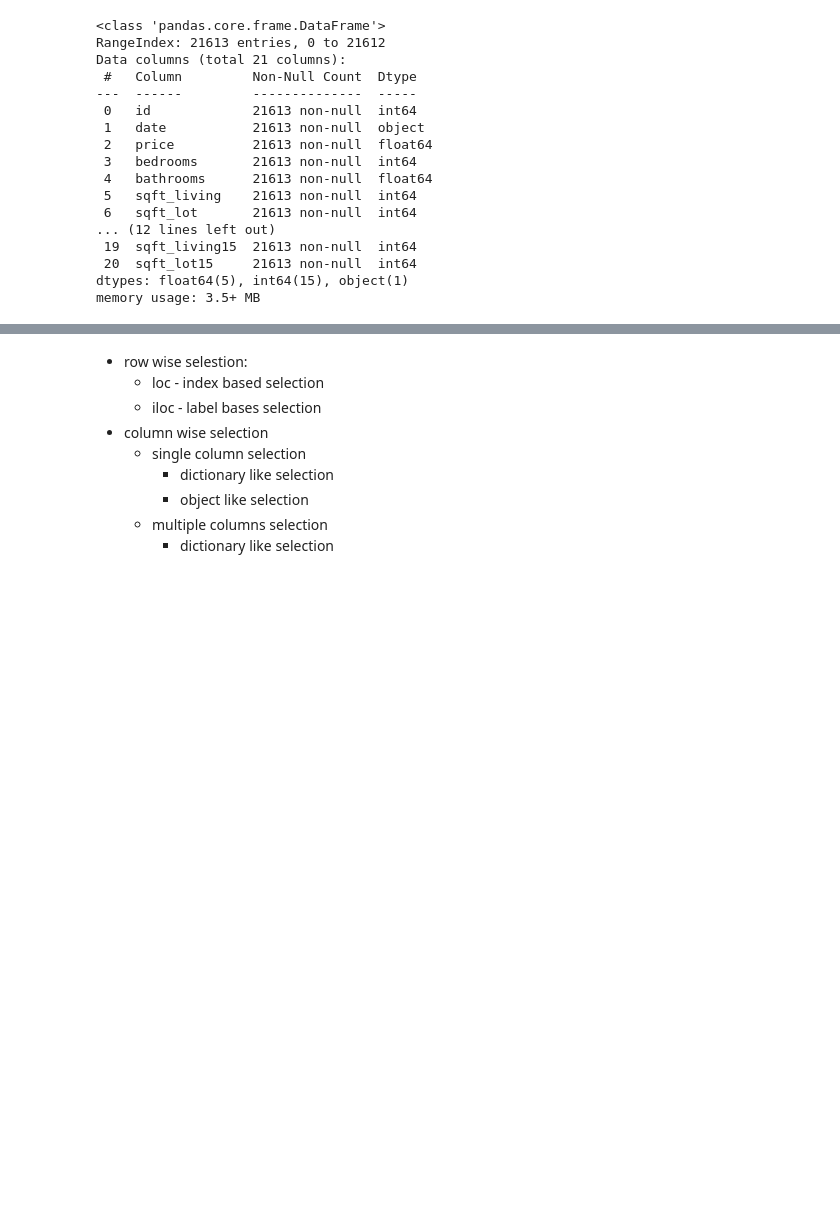
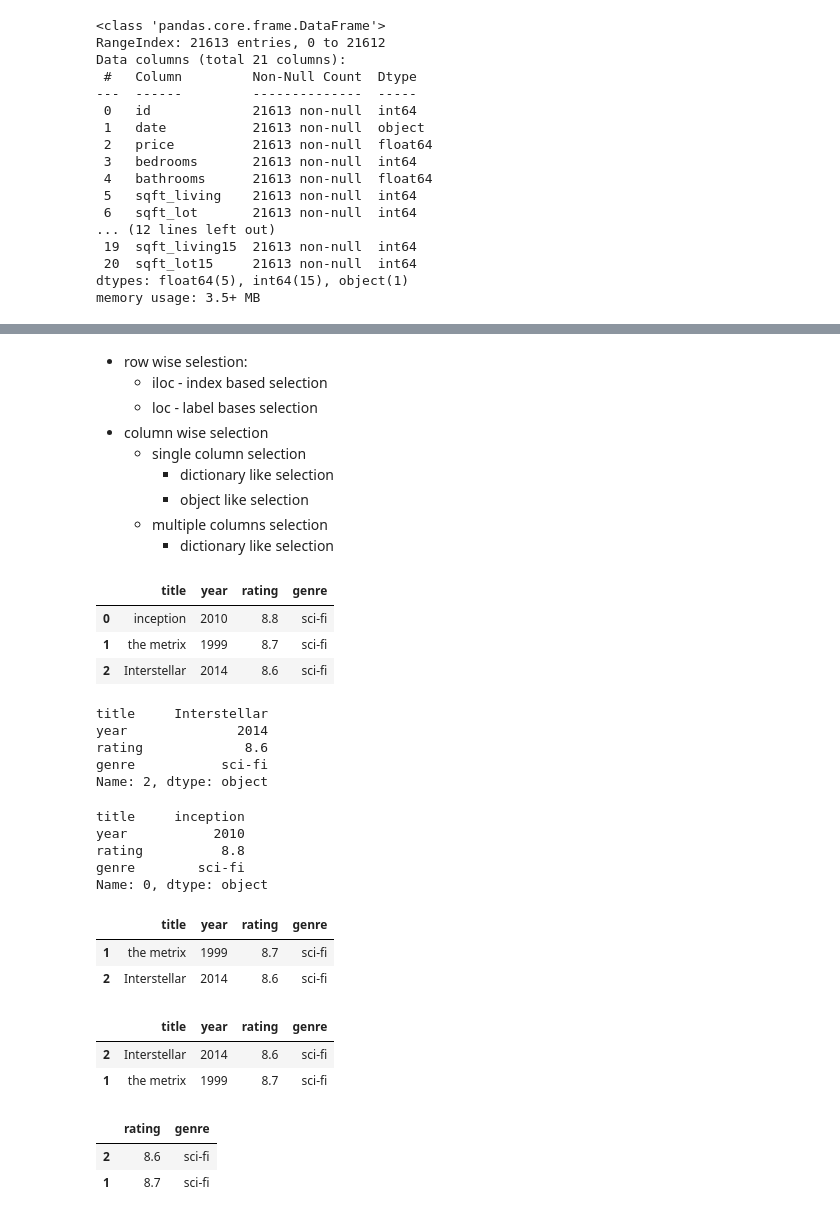
Before and after one commit to muskandubey076/digipodium2025, a Jupyter notebook: datastructures/pandas.ipynb, the cells around one changed output, grey strips where cells are left out. Cells and saved outputs as stored; diff of their text form; code cells hidden in the pictures; blank space fills up the shorter version.

```diff
--- a/datastructures/pandas.ipynb
+++ b/datastructures/pandas.ipynb
@@ -98,11 +100,52 @@ df.describe()
 | max | 9.900000e+09 | 7.700000e+06 | 33.000000 | 8.000000 | 13540.000000 | 1.651359e+06 | 3.500000 | 1.000000 | 4.000000 | 5.000000 | ... |
 # %% [markdown]
 - row wise selestion:
-  - loc - index based selection
-  - iloc - label bases selection
+  - iloc - index based selection
+  - loc - label bases selection
 - column wise selection
   - single column selection
     - dictionary like selection
     - object like selection
   - multiple columns selection
     - dictionary like selection
+# %%
+df
+# %% [output]
+|  | title | year | rating | genre |
+| 0 | inception | 2010 | 8.8 | sci-fi |
+| 1 | the metrix | 1999 | 8.7 | sci-fi |
+| 2 | Interstellar | 2014 | 8.6 | sci-fi |
+# %%
+df.loc[2]
+# %% [output]
+title     Interstellar
+year              2014
+rating             8.6
+genre           sci-fi
+Name: 2, dtype: object
+# %%
+df.iloc[-3]
+# %% [output]
+title     inception
+year           2010
+rating          8.8
+genre        sci-fi
+Name: 0, dtype: object
+# %%
+df.iloc[1:3]
+# %% [output]
+|  | title | year | rating | genre |
+| 1 | the metrix | 1999 | 8.7 | sci-fi |
+| 2 | Interstellar | 2014 | 8.6 | sci-fi |
+# %%
+df.iloc[[2,1]]# if i want select specific row than i use [[]].
+# %% [output]
+|  | title | year | rating | genre |
+| 2 | Interstellar | 2014 | 8.6 | sci-fi |
+| 1 | the metrix | 1999 | 8.7 | sci-fi |
+# %%
+df.iloc[[2,1],[2,3]]# if i want spesific  row and column:
+# %% [output]
+|  | rating | genre |
+| 2 | 8.6 | sci-fi |
+| 1 | 8.7 | sci-fi |
```
Also changed, not shown: parts of 13 cells of this notebook, 1 other file.
